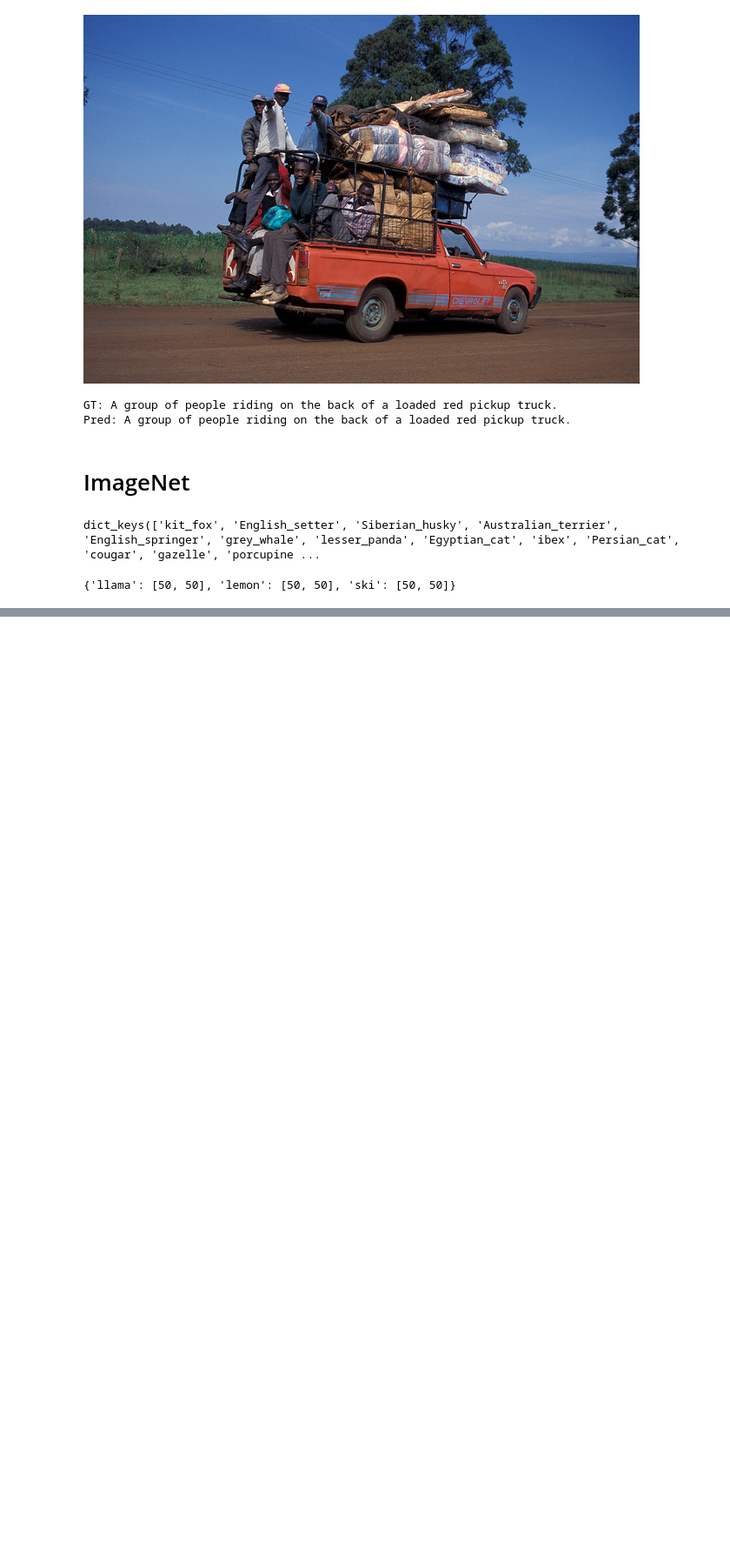
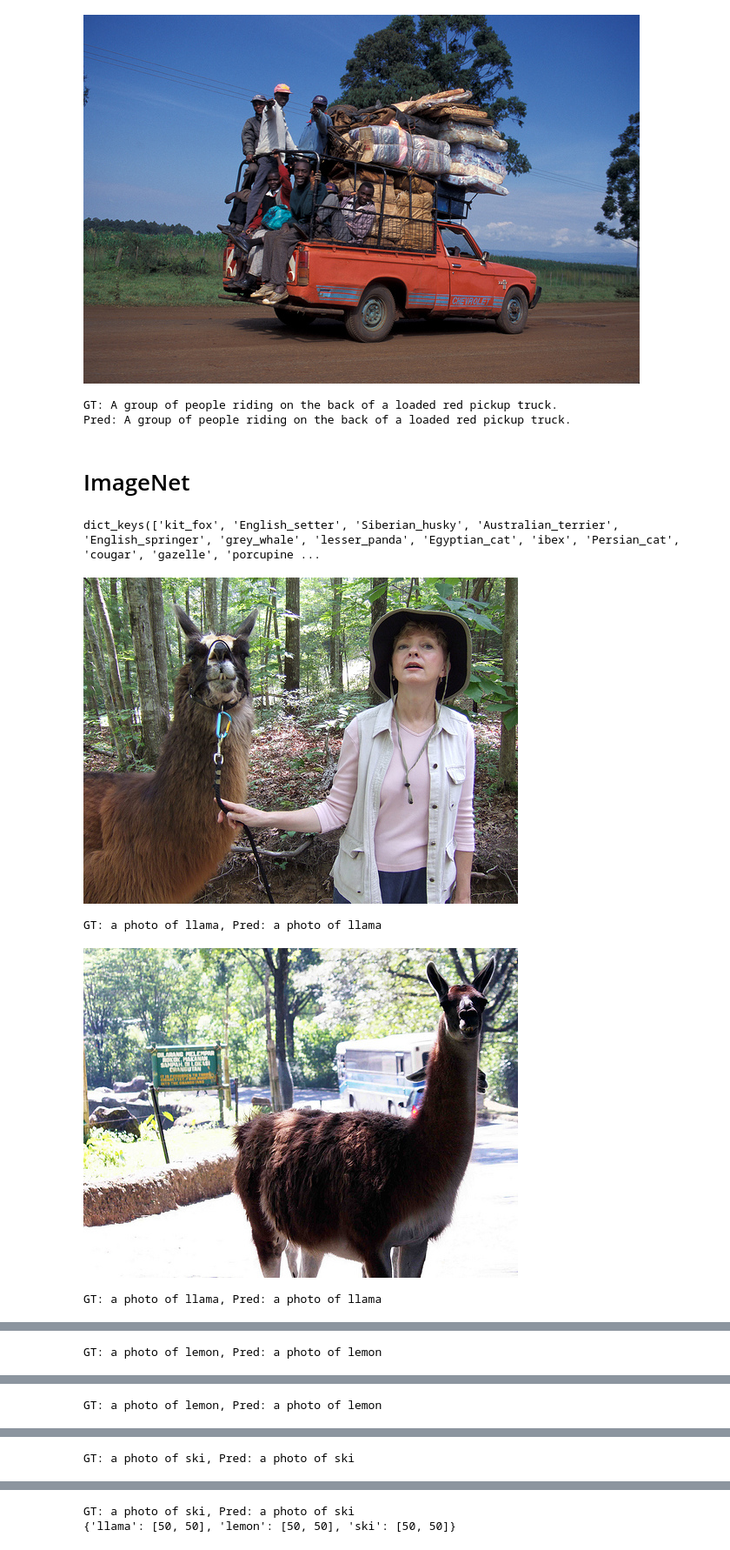
Before and after one commit to k-yanase9/KLab_MultiModalModel, a Jupyter notebook: visualization.ipynb, the cells around one changed output, grey strips where cells are left out. Shown at 87% size. Cells and saved outputs as stored; diff of their text form; code cells hidden in the pictures; blank space fills up the shorter version.

```diff
--- a/visualization.ipynb
+++ b/visualization.ipynb
@@ -18,7 +18,7 @@ args = argparse.Namespace(
     max_target_length=128,
     # Dir setting
     data_dir="/data/dataset/imagenet_2012",
-    result_dir="/home/jikuya/KLab_MultiModalModel/results/image_classify/only_transformer_test/google/flan-t5-small",
+    result_dir="/home/jikuya/KLab_MultiModalModel/results/image_classify/only_transformer_small/google/flan-t5-small",
 )
 # %%
 device = "cuda" if torch.cuda.is_available() else "cpu"
@@ -93,29 +93,32 @@ dict_keys(['kit_fox', 'English_setter', 'Siberian_husky', 'Australian_terrier',
 # %%
 targets = ['llama', 'lemon', 'ski']
 mode = 'val'
 
 results = {}
 for target in targets:
     target_folder = os.path.join(args.data_dir, f'ILSVRC2012_img_{mode}', imagenet_classes[target])
-    for img_name in os.listdir(target_folder):
+    for i, img_name in enumerate(os.listdir(target_folder)):
         img_path = os.path.join(target_folder, img_name)
         ori_image = Image.open(img_path).convert('RGB')
         image = transforms(ori_image).unsqueeze(0).to(device)
         src_text = 'What does the image describe ?'
         with torch.no_grad():
             src_text = tokenizer(src_text, padding="longest", max_length=args.max_source_length, return_tensors='pt')['input_ids'].to(device)
             output = model(image, src_text, return_loss=False)
             gt = f'a photo of {target}'
             pred = tokenizer.decode(output[0], skip_special_tokens=True)
 
         if target not in results:
             results[target] = [0, 0]
         results[target][0] += 1
         if gt == pred:
             results[target][1] += 1
-        else:
+        if i < 2:
             display(ori_image)
             print(f'GT: {gt}, Pred: {pred}')
 print(results)
 # %% [output]
+[figure, added]
-{'llama': [50, 50], 'lemon': [50, 50], 'ski': [50, 50]}
+GT: a photo of llama, Pred: a photo of llama
+[figure, added]
+GT: a photo of llama, Pred: a photo of llama
@@ -121,0 +126 @@ print(results)
+GT: a photo of lemon, Pred: a photo of lemon
@@ -121,0 +128 @@ print(results)
+GT: a photo of lemon, Pred: a photo of lemon
@@ -121,0 +130 @@ print(results)
+GT: a photo of ski, Pred: a photo of ski
@@ -121,0 +132,2 @@ print(results)
+GT: a photo of ski, Pred: a photo of ski
+{'llama': [50, 50], 'lemon': [50, 50], 'ski': [50, 50]}
```
Also changed, not shown: parts of 1 cell of this notebook.
